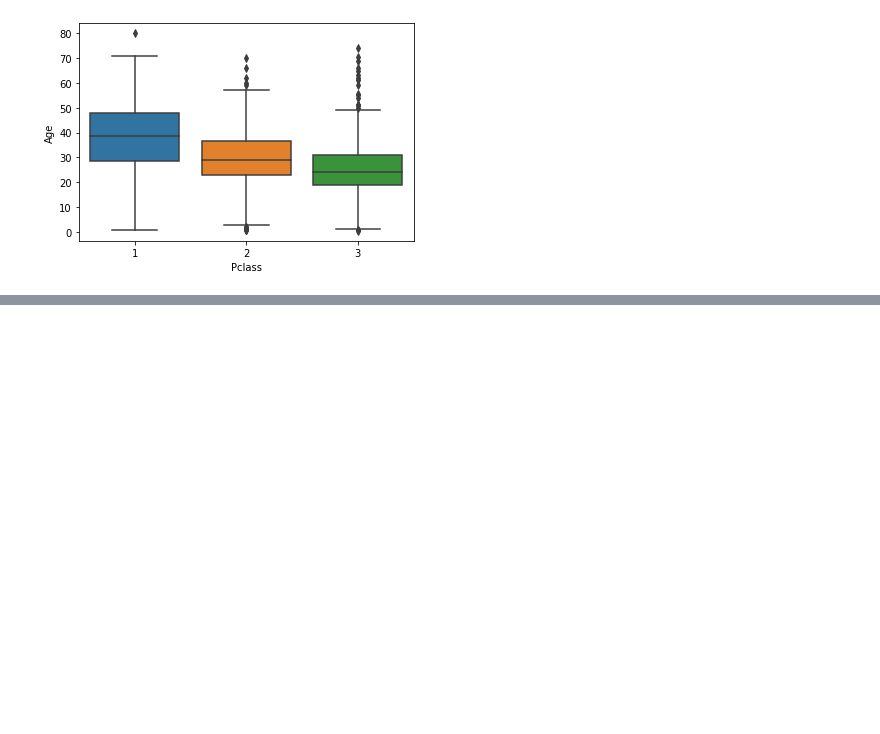
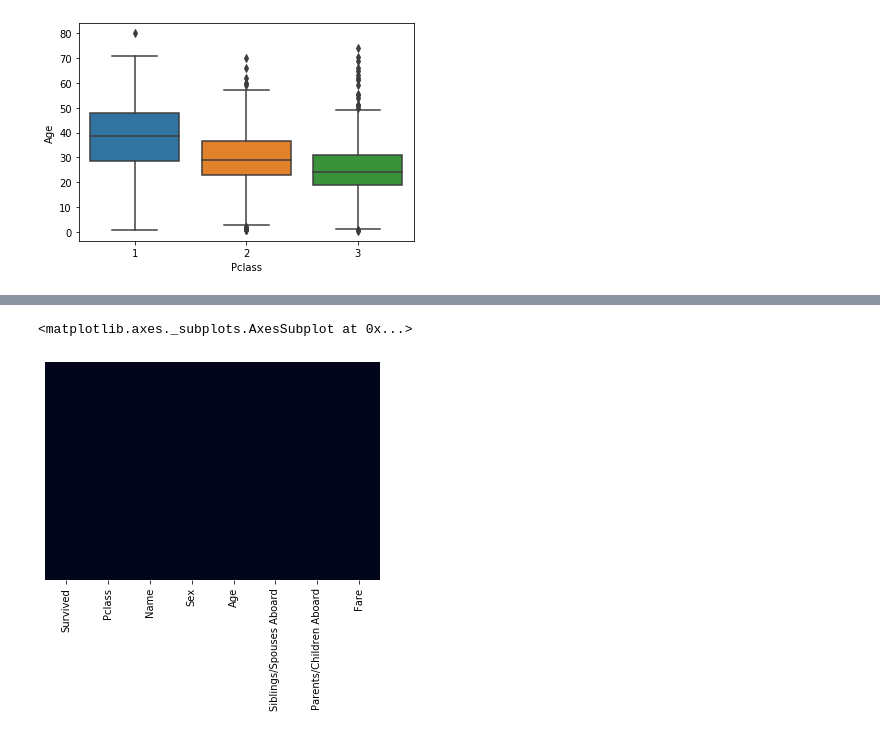
Before and after one commit to Savinda/datasets, a Jupyter notebook: pyTutes/titanic.ipynb, the cells around one changed output, grey strips where cells are left out. Saved outputs shown, nothing was run; the diff lists cells and outputs as text; code cells hidden in the pictures; blank space fills up the shorter version.

```diff
--- a/pyTutes/titanic.ipynb
+++ b/pyTutes/titanic.ipynb
@@ -147,10 +155,8 @@ sns.boxplot(x='Pclass', y='Age', data=dataset)
 # %%
 # We found that we have some missing values in certain columns
 # We can either fill the values or drop that column for accurate
-# results - Let's impute those columns with imputation
-def impute_age(cols):
-    Age = cols[5]
-    Pclass = cols[2]
+# results - Let's drop those columns using list of column names
+drop_col_list = ['Yo1', 'Yo2']
+dataset.drop(drop_col_list, axis=1, inplace=True)
 
-dataset['Age'] = dataset[['Age', 'Pclass'].apply(impute_age, axis=1)]
 ## TO-DO ! ==> https://machinelearningmastery.com/handle-missing-data-python/
@@ -156,0 +172,6 @@ dataset['Age'] = dataset[['Age', 'Pclass'].apply(impute_age, axis=1)]
+# %%
+# Check null values in a heatmap
+sns.heatmap(dataset.isnull(), yticklabels=False, cbar=False)
+# %% [output]
+<matplotlib.axes._subplots.AxesSubplot at 0x...>
+[figure, added]
```
Also changed, not shown: parts of 20 cells of this notebook, 1 other file.
